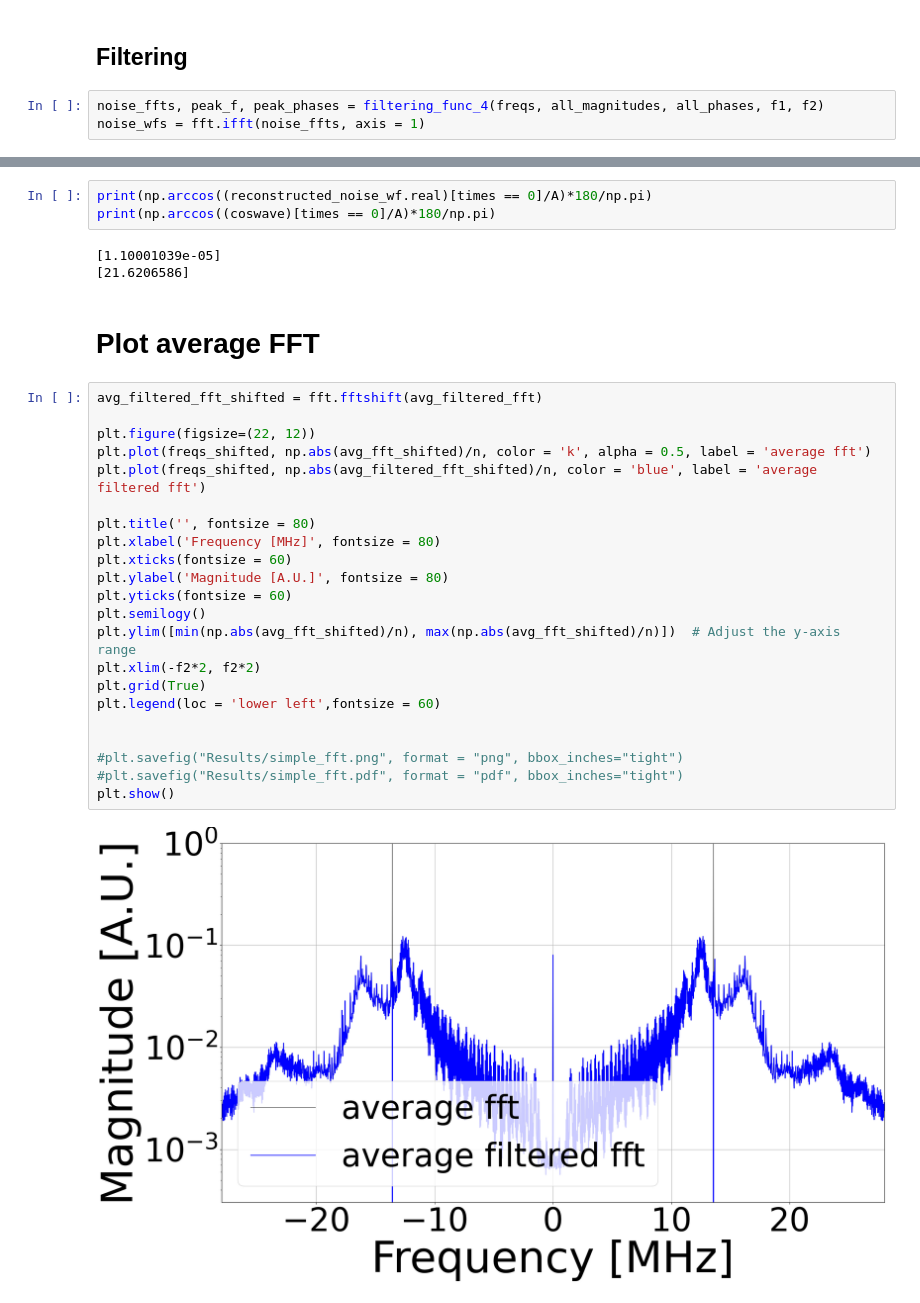
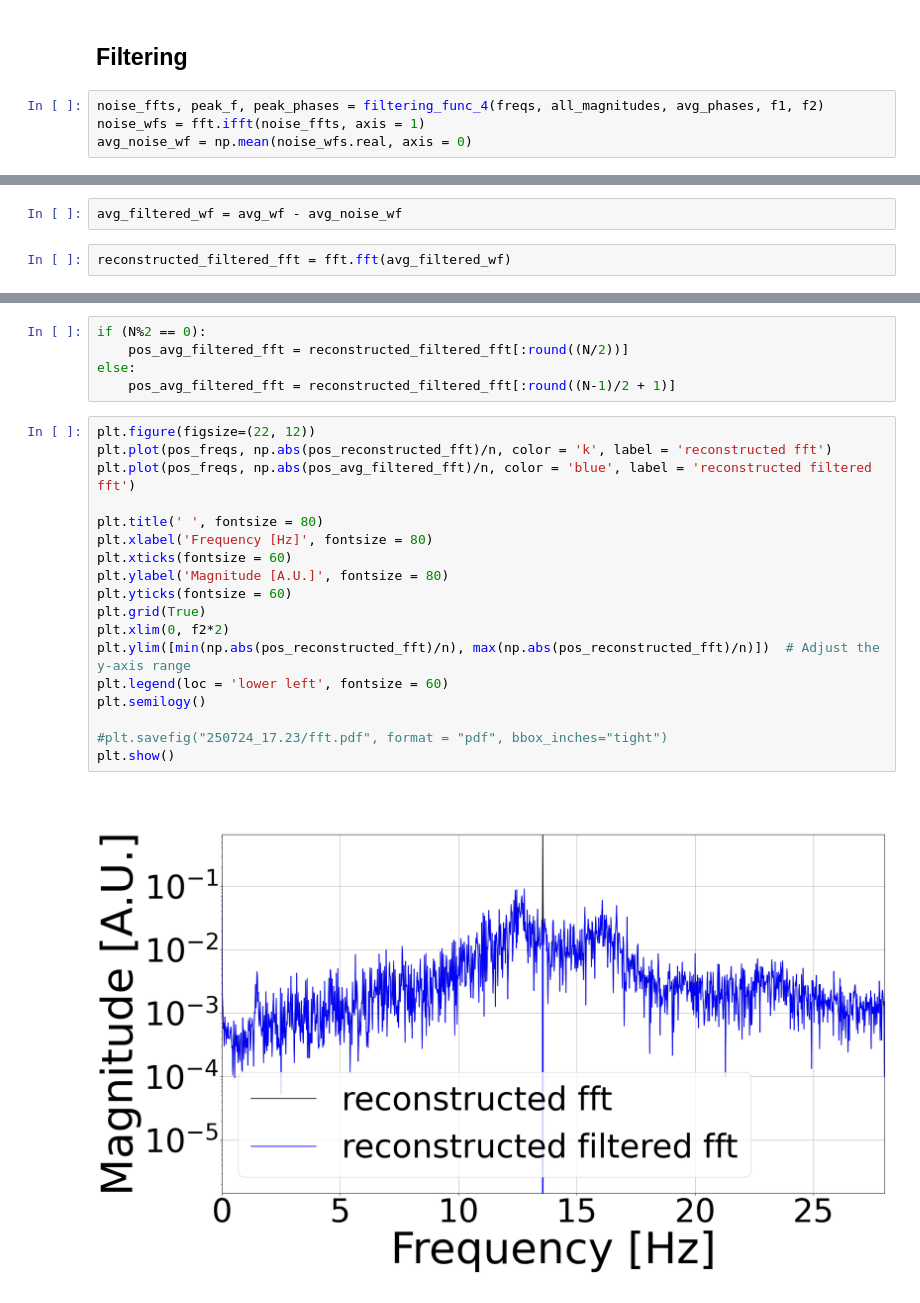
Before and after one commit to giiulia/SummerSchoolProject, a Jupyter notebook: Analysis/3.filtering/method2_test4.ipynb, the cells around one changed output, grey strips where cells are left out. Cells and saved outputs as stored; diff of their text form.

```diff
--- a/Analysis/3.filtering/method2_test4.ipynb
+++ b/Analysis/3.filtering/method2_test4.ipynb
@@ -176,7 +196,8 @@ positive peak phase: 21.62065859970982 deg
 # %% [markdown]
 ## Filtering
 # %%
-noise_ffts, peak_f, peak_phases = filtering_func_4(freqs, all_magnitudes, all_phases, f1, f2)
+noise_ffts, peak_f, peak_phases = filtering_func_4(freqs, all_magnitudes, avg_phases, f1, f2)
 noise_wfs = fft.ifft(noise_ffts, axis = 1)
+avg_noise_wf = np.mean(noise_wfs.real, axis = 0)
 # %% [output]
 peak_f: [ 13.55934897 -13.55934897]
@@ -224 +258,5 @@ coswave = A*np.cos(f*np.pi*2*times + phi)
+# %%
+avg_filtered_wf = avg_wf - avg_noise_wf
+# %%
+reconstructed_filtered_fft = fft.fft(avg_filtered_wf)
 # %%
@@ -244,32 +285,25 @@ plt.show()
-# %%
-print(np.arccos((reconstructed_noise_wf.real)[times == 0]/A)*180/np.pi)
-print(np.arccos((coswave)[times == 0]/A)*180/np.pi)
-# %% [output]
-[1.10001039e-05]
-[21.6206586]
-# %% [markdown]
-# Plot average FFT
+# %%
+if (N%2 == 0):
+    pos_avg_filtered_fft = reconstructed_filtered_fft[:round((N/2))]
+else:
+    pos_avg_filtered_fft = reconstructed_filtered_fft[:round((N-1)/2 + 1)]
 # %%
-avg_filtered_fft_shifted = fft.fftshift(avg_filtered_fft)
+plt.figure(figsize=(22, 12))
+plt.plot(pos_freqs, np.abs(pos_reconstructed_fft)/n, color = 'k', label = 'reconstructed fft')
+plt.plot(pos_freqs, np.abs(pos_avg_filtered_fft)/n, color = 'blue', label = 'reconstructed filtered fft')
 
-plt.figure(figsize=(22, 12))
-plt.plot(freqs_shifted, np.abs(avg_fft_shifted)/n, color = 'k', alpha = 0.5, label = 'average fft')
-plt.plot(freqs_shifted, np.abs(avg_filtered_fft_shifted)/n, color = 'blue', label = 'average filtered fft')
-
-plt.title('', fontsize = 80)
-plt.xlabel('Frequency [MHz]', fontsize = 80)
+plt.title(' ', fontsize = 80)
+plt.xlabel('Frequency [Hz]', fontsize = 80)
 plt.xticks(fontsize = 60)
 plt.ylabel('Magnitude [A.U.]', fontsize = 80)
 plt.yticks(fontsize = 60)
+plt.grid(True)
+plt.xlim(0, f2*2)
+plt.ylim([min(np.abs(pos_reconstructed_fft)/n), max(np.abs(pos_reconstructed_fft)/n)])  # Adjust the y-axis range
+plt.legend(loc = 'lower left', fontsize = 60)
 plt.semilogy()
-plt.ylim([min(np.abs(avg_fft_shifted)/n), max(np.abs(avg_fft_shifted)/n)])  # Adjust the y-axis range
-plt.xlim(-f2*2, f2*2)
-plt.grid(True)
-plt.legend(loc = 'lower left',fontsize = 60)
 
-
-#plt.savefig("Results/simple_fft.png", format = "png", bbox_inches="tight")
-#plt.savefig("Results/simple_fft.pdf", format = "pdf", bbox_inches="tight")
+#plt.savefig("250724_17.23/fft.pdf", format = "pdf", bbox_inches="tight")
 plt.show()
 # %% [output]
-[figure, old version]
+[figure, new version]
```
Also changed, not shown: parts of 24 cells of this notebook, 12 other files.
